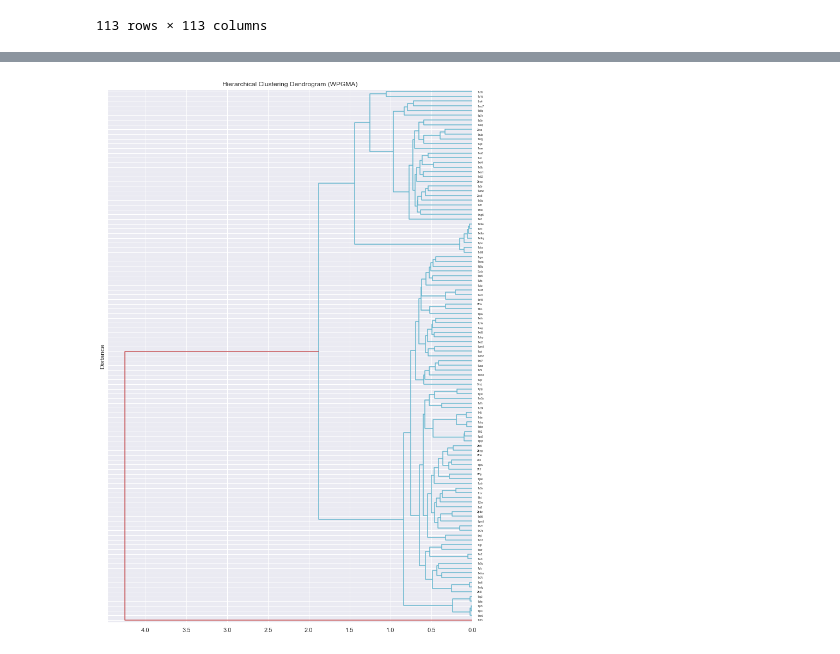
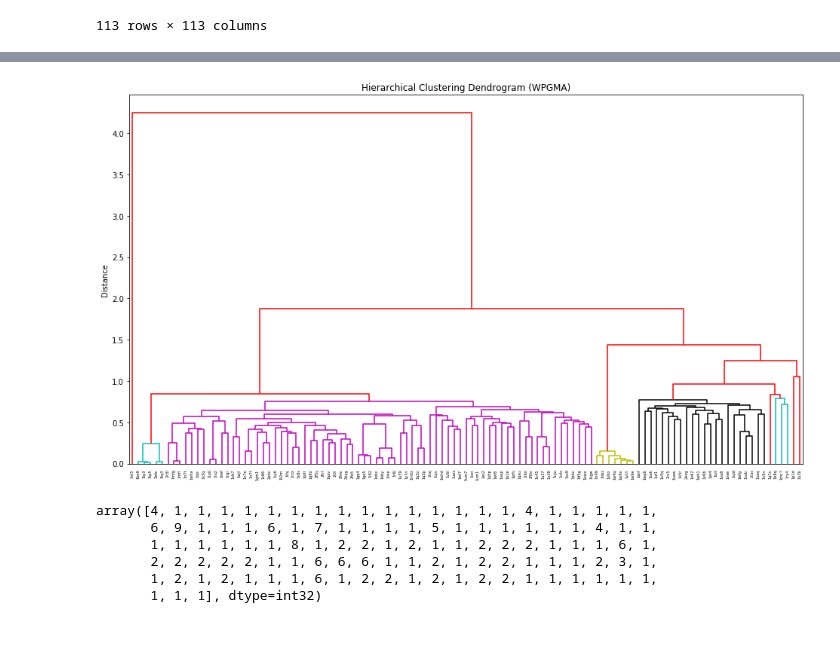
Before and after one commit to albertocarpentieri/BiologicalData, a Jupyter notebook: Part2/Structural classification/TMAlign.ipynb, the cells around one changed output, grey strips where cells are left out. Cells and saved outputs as stored; diff of their text form; code cells hidden in the pictures.

```diff
--- a/Part2/Structural classification/TMAlign.ipynb
+++ b/Part2/Structural classification/TMAlign.ipynb
@@ -93,9 +94,19 @@ plt.show()
 # %%
-plt.figure(figsize=(12, 18))
+plt.figure(figsize=(16, 9))
 plt.title('Hierarchical Clustering Dendrogram (WPGMA)')
 plt.ylabel('Distance')
-dendrogram(Z3, above_threshold_color='r',labels=distance_matrix.columns,orientation="left", )
+dendrogram(Z3, above_threshold_color='r',labels=distance_matrix.columns,color_threshold=0.8 )
 plt.savefig('WPGMA.jpg', dpi=400)
 plt.show()
 # %% [output]
-[figure, old version]
+[figure, new version]
+# %%
+clusters = fcluster(Z2, t = 0.8, criterion='distance')
+clusters
+# %% [output]
+array([4, 1, 1, 1, 1, 1, 1, 1, 1, 1, 1, 1, 1, 1, 1, 1, 4, 1, 1, 1, 1, 1,
+       6, 9, 1, 1, 1, 6, 1, 7, 1, 1, 1, 1, 5, 1, 1, 1, 1, 1, 1, 4, 1, 1,
+       1, 1, 1, 1, 1, 1, 8, 1, 2, 2, 1, 2, 1, 1, 2, 2, 2, 1, 1, 1, 6, 1,
+       2, 2, 2, 2, 2, 1, 1, 6, 6, 6, 1, 1, 2, 1, 2, 2, 1, 1, 1, 2, 3, 1,
+       1, 2, 1, 2, 1, 1, 1, 6, 1, 2, 2, 1, 2, 1, 2, 2, 1, 1, 1, 1, 1, 1,
+       1, 1, 1], dtype=int32)
```
Also changed, not shown: parts of 3 cells of this notebook, 3 other files.
